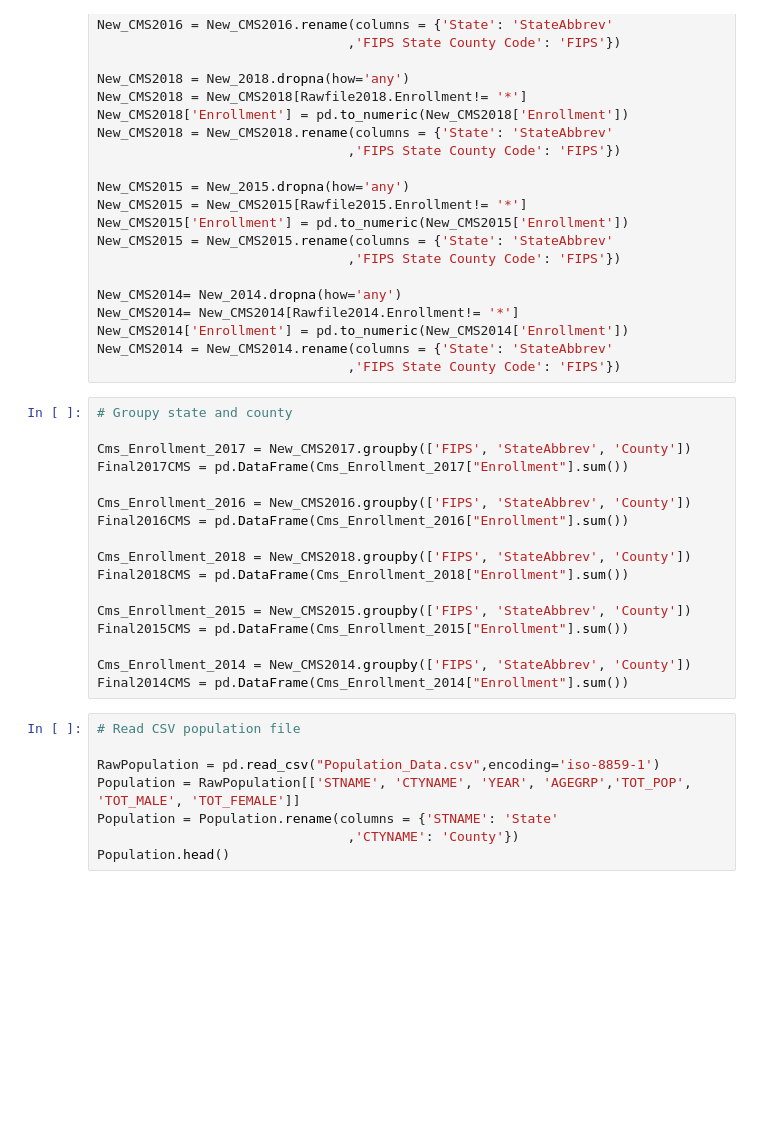
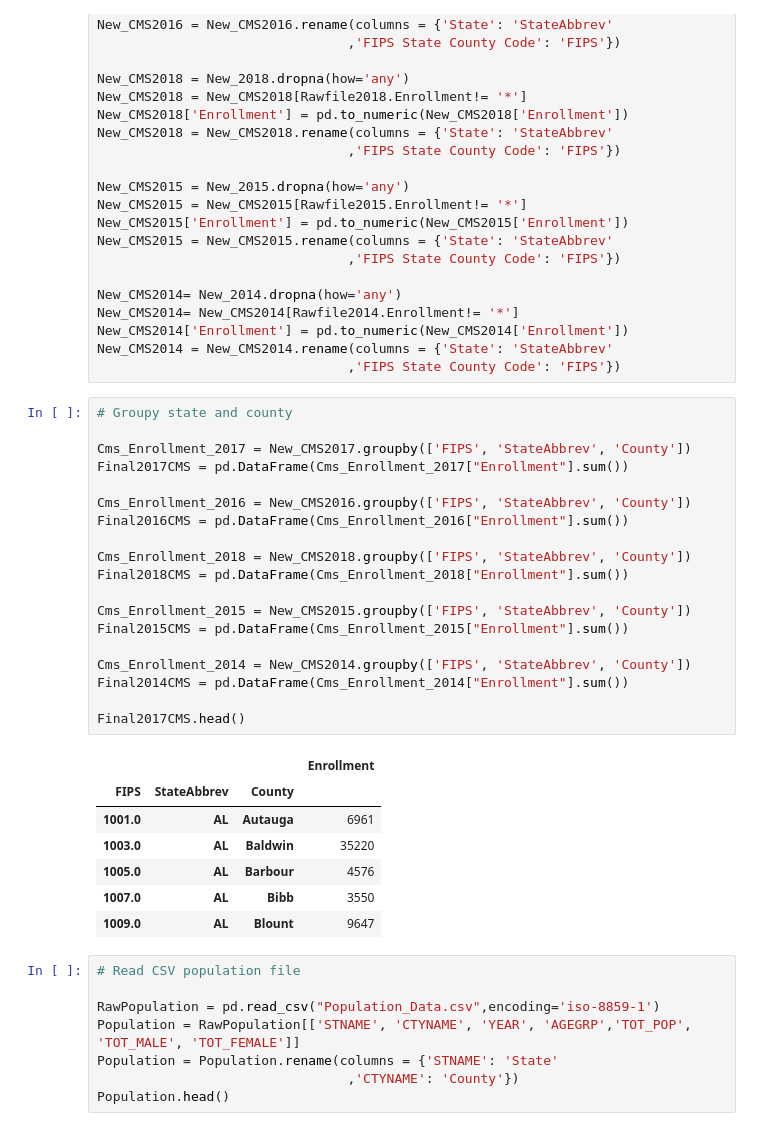
Before and after one commit to younesk93/Project-1, a Jupyter notebook: Project/SM-Main.ipynb, the cells around one changed output. Saved outputs shown, nothing was run; the diff lists cells and outputs as text; blank space fills up the shorter version.

```diff
--- a/Project/SM-Main.ipynb
+++ b/Project/SM-Main.ipynb
@@ -71,20 +71,30 @@ New_CMS2014 = New_CMS2014.rename(columns = {'State': 'StateAbbrev'
 # %%
 # Groupy state and county
 
 Cms_Enrollment_2017 = New_CMS2017.groupby(['FIPS', 'StateAbbrev', 'County'])
 Final2017CMS = pd.DataFrame(Cms_Enrollment_2017["Enrollment"].sum())
 
 Cms_Enrollment_2016 = New_CMS2016.groupby(['FIPS', 'StateAbbrev', 'County'])
 Final2016CMS = pd.DataFrame(Cms_Enrollment_2016["Enrollment"].sum())
 
 Cms_Enrollment_2018 = New_CMS2018.groupby(['FIPS', 'StateAbbrev', 'County'])
 Final2018CMS = pd.DataFrame(Cms_Enrollment_2018["Enrollment"].sum())
 
 Cms_Enrollment_2015 = New_CMS2015.groupby(['FIPS', 'StateAbbrev', 'County'])
 Final2015CMS = pd.DataFrame(Cms_Enrollment_2015["Enrollment"].sum())
 
 Cms_Enrollment_2014 = New_CMS2014.groupby(['FIPS', 'StateAbbrev', 'County'])
 Final2014CMS = pd.DataFrame(Cms_Enrollment_2014["Enrollment"].sum())
+
+Final2017CMS.head()
+# %% [output]
+|  |  |  | Enrollment |
+| FIPS | StateAbbrev | County |  |
+| 1001.0 | AL | Autauga | 6961 |
+| 1003.0 | AL | Baldwin | 35220 |
+| 1005.0 | AL | Barbour | 4576 |
+| 1007.0 | AL | Bibb | 3550 |
+| 1009.0 | AL | Blount | 9647 |
 # %%
 # Read CSV population file
 
```
Also changed, not shown: parts of 7 cells of this notebook.
